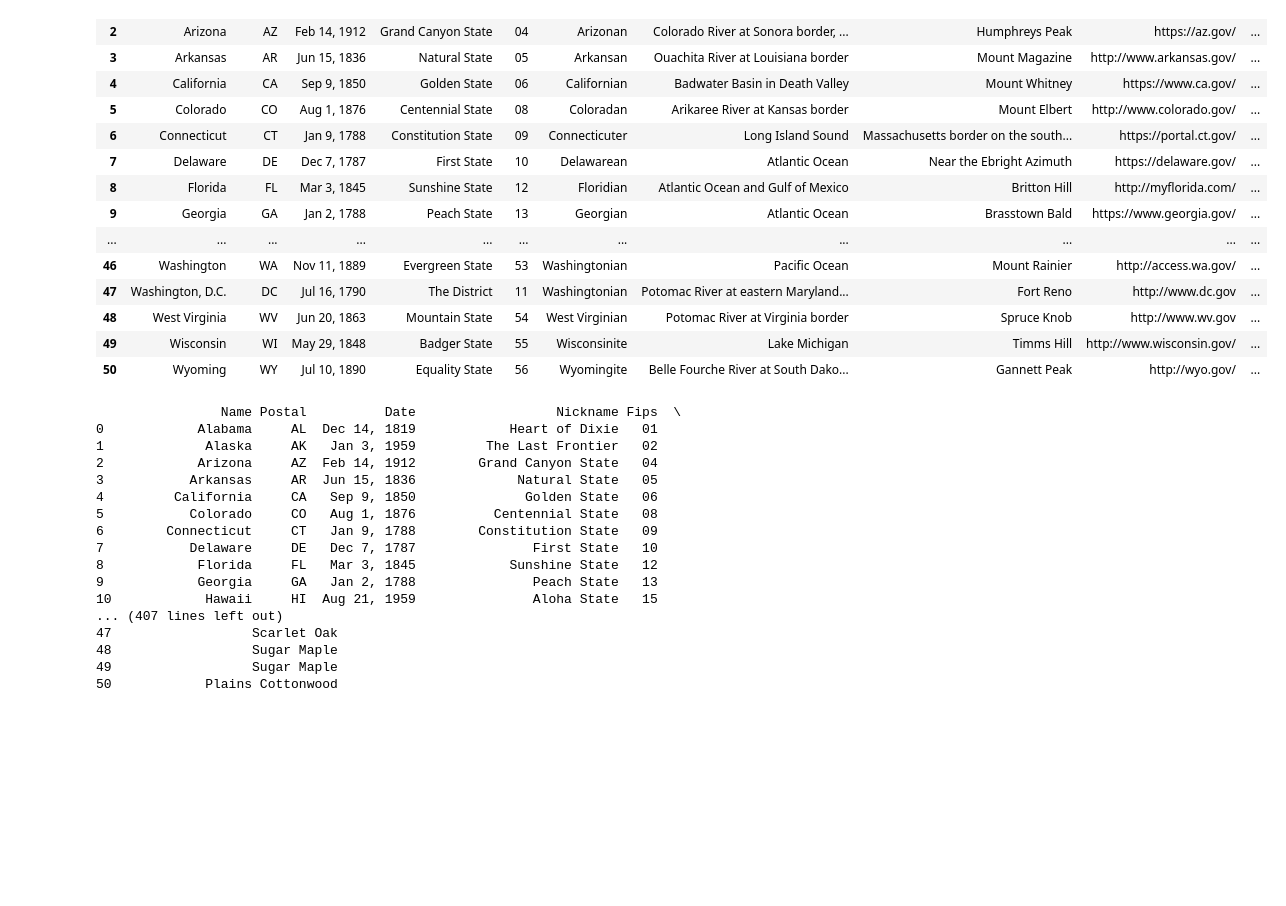
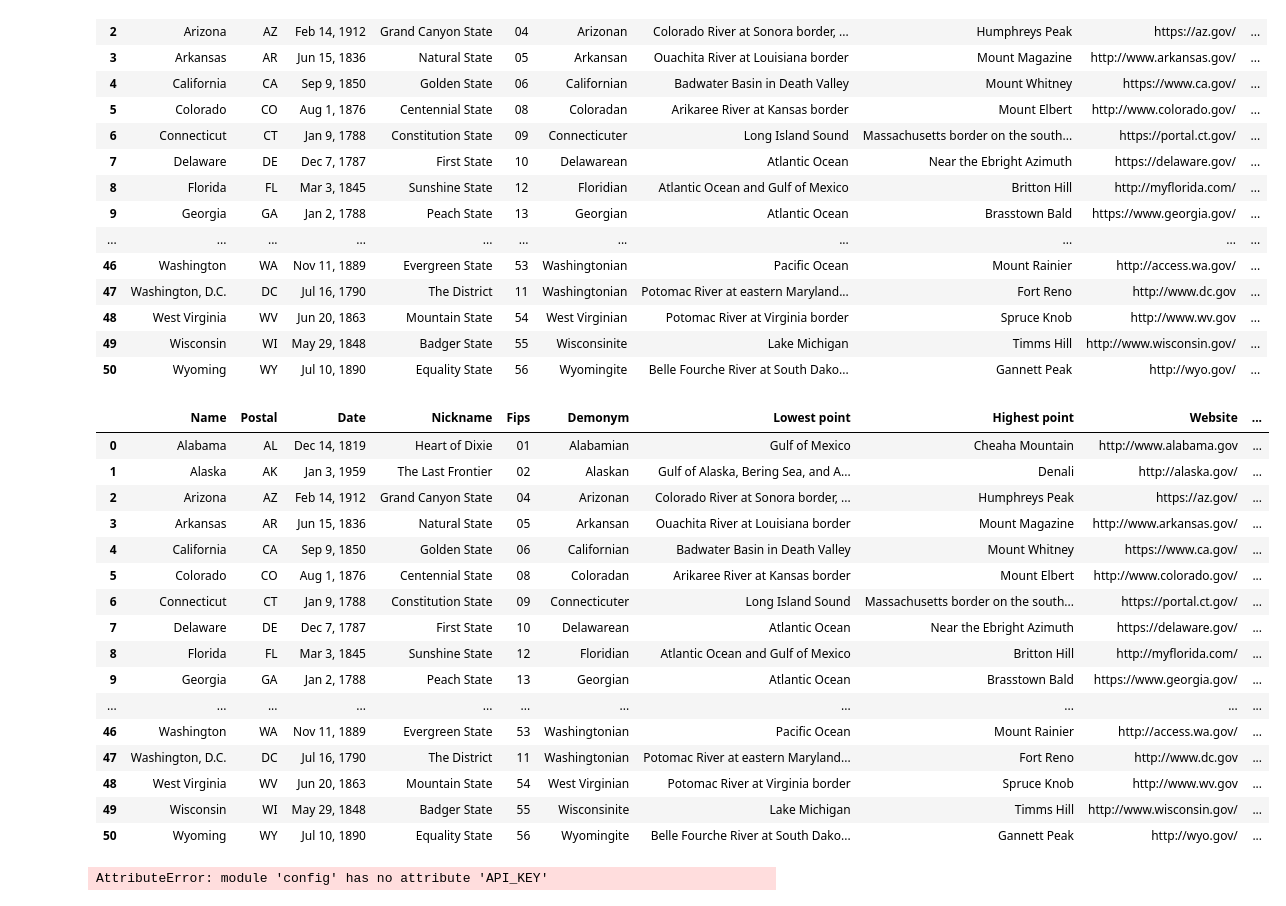
Before and after one commit to JeremyTallant/data_jobs_dashboard, a Jupyter notebook: notebooks/data_cleaning.ipynb, the cells around one changed output. Saved outputs shown, nothing was run; the diff lists cells and outputs as text; code cells hidden in the pictures; blank space fills up the shorter version.

```diff
--- a/notebooks/data_cleaning.ipynb
+++ b/notebooks/data_cleaning.ipynb
@@ -17,7 +21,7 @@ url = "https://us-states.p.rapidapi.com/all"
 
 # Set headers
 headers = {
-	"X-RapidAPI-Key": "575ca32490msh5a85e1221a9daf0p10835bjsnfdf17e56a208",
+	"X-RapidAPI-Key": config.API_KEY,
 	"X-RapidAPI-Host": "us-states.p.rapidapi.com"
 }
 
@@ -143,27 +147,27 @@ states_df
 # %%
 # Format the column names
 states_df.columns = states_df.columns.str.replace("_", " ").str.replace(".", " ").str.capitalize()
 
 # Print the modified DataFrame
-print(states_df)
+states_df
 # %% [output]
-                Name Postal          Date                  Nickname Fips  \
-0            Alabama     AL  Dec 14, 1819            Heart of Dixie   01
-1             Alaska     AK   Jan 3, 1959         The Last Frontier   02
-2            Arizona     AZ  Feb 14, 1912        Grand Canyon State   04
-3           Arkansas     AR  Jun 15, 1836             Natural State   05
-4         California     CA   Sep 9, 1850              Golden State   06
-5           Colorado     CO   Aug 1, 1876          Centennial State   08
-6        Connecticut     CT   Jan 9, 1788        Constitution State   09
-7           Delaware     DE   Dec 7, 1787               First State   10
-8            Florida     FL   Mar 3, 1845            Sunshine State   12
-9            Georgia     GA   Jan 2, 1788               Peach State   13
-10            Hawaii     HI  Aug 21, 1959               Aloha State   15
-... (407 lines left out)
-47                  Scarlet Oak
-48                  Sugar Maple
-49                  Sugar Maple
-50            Plains Cottonwood
+|  | Name | Postal | Date | Nickname | Fips | Demonym | Lowest point | Highest point | Website | ... |
+| 0 | Alabama | AL | Dec 14, 1819 | Heart of Dixie | 01 | Alabamian | Gulf of Mexico | Cheaha Mountain | http://www.alabama.gov | ... |
+| 1 | Alaska | AK | Jan 3, 1959 | The Last Frontier | 02 | Alaskan | Gulf of Alaska, Bering Sea, and A... | Denali | http://alaska.gov/ | ... |
+| 2 | Arizona | AZ | Feb 14, 1912 | Grand Canyon State | 04 | Arizonan | Colorado River at Sonora border, ... | Humphreys Peak | https://az.gov/ | ... |
+| 3 | Arkansas | AR | Jun 15, 1836 | Natural State | 05 | Arkansan | Ouachita River at Louisiana border | Mount Magazine | http://www.arkansas.gov/ | ... |
+| 4 | California | CA | Sep 9, 1850 | Golden State | 06 | Californian | Badwater Basin in Death Valley | Mount Whitney | https://www.ca.gov/ | ... |
+| 5 | Colorado | CO | Aug 1, 1876 | Centennial State | 08 | Coloradan | Arikaree River at Kansas border | Mount Elbert | http://www.colorado.gov/ | ... |
+| 6 | Connecticut | CT | Jan 9, 1788 | Constitution State | 09 | Connecticuter | Long Island Sound | Massachusetts border on the south... | https://portal.ct.gov/ | ... |
+| 7 | Delaware | DE | Dec 7, 1787 | First State | 10 | Delawarean | Atlantic Ocean | Near the Ebright Azimuth | https://delaware.gov/ | ... |
+| 8 | Florida | FL | Mar 3, 1845 | Sunshine State | 12 | Floridian | Atlantic Ocean and Gulf of Mexico | Britton Hill | http://myflorida.com/ | ... |
+| 9 | Georgia | GA | Jan 2, 1788 | Peach State | 13 | Georgian | Atlantic Ocean | Brasstown Bald | https://www.georgia.gov/ | ... |
+| ... | ... | ... | ... | ... | ... | ... | ... | ... | ... | ... |
+| 46 | Washington | WA | Nov 11, 1889 | Evergreen State | 53 | Washingtonian | Pacific Ocean | Mount Rainier | http://access.wa.gov/ | ... |
+| 47 | Washington, D.C. | DC | Jul 16, 1790 | The District | 11 | Washingtonian | Potomac River at eastern Maryland... | Fort Reno | http://www.dc.gov | ... |
+| 48 | West Virginia | WV | Jun 20, 1863 | Mountain State | 54 | West Virginian | Potomac River at Virginia border | Spruce Knob | http://www.wv.gov | ... |
+| 49 | Wisconsin | WI | May 29, 1848 | Badger State | 55 | Wisconsinite | Lake Michigan | Timms Hill | http://www.wisconsin.gov/ | ... |
+| 50 | Wyoming | WY | Jul 10, 1890 | Equality State | 56 | Wyomingite | Belle Fourche River at South Dako... | Gannett Peak | http://wyo.gov/ | ... |
 # %%
 # Convert the data frame to HTML file
 states_df.to_html('../templates/states.html', index=False)
@@ -169,0 +214,22 @@ states_df.to_html('../templates/states.html', index=False)
+# %%
+# Save url as variable
+url3 = "https://jsearch.p.rapidapi.com/search"
+
+# Set querysting
+querystring = {"query":"Data scientist in USA","num_pages":"20","job_requirements":"no_experience"}
+
+# Set headers
+headers = {
+	"X-RapidAPI-Key": "575ca32490msh5a85e1221a9daf0p10835bjsnfdf17e56a208",
+	"X-RapidAPI-Host": "jsearch.p.rapidapi.com"
+}
+
+# Make a GET request and save in variable
+response = requests.request("GET", url3, headers=headers, params=querystring)
+data_scientist = response.json()
+
+# # Write the data to a json file
+with open('../data/data_scientist.json', 'w') as outfile:
+    json.dump(data_scientist, outfile, indent=4)
+# %% [output]
+AttributeError: module 'config' has no attribute 'API_KEY'
```
Also changed, not shown: parts of 3 cells of this notebook, 4 other files.
